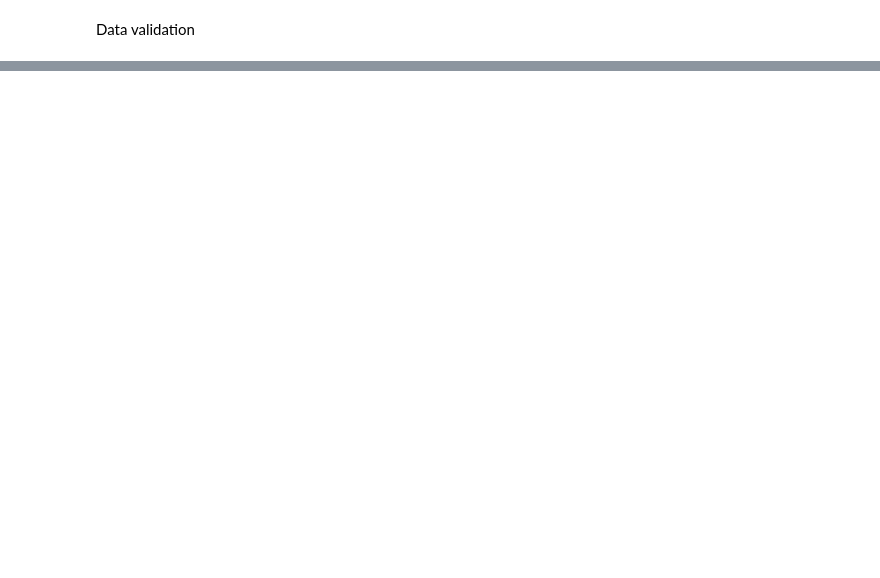
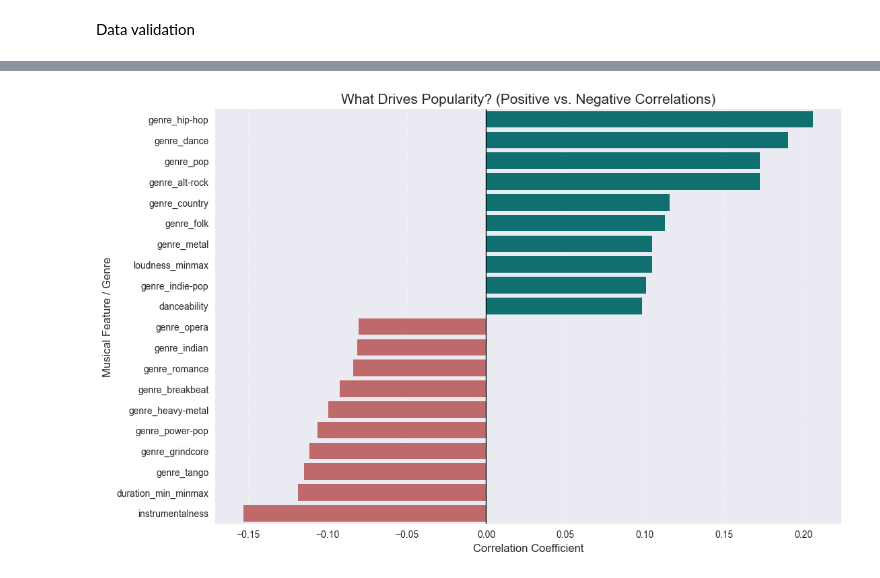
Before and after one commit to CMOancea/machine_learning_project, a Jupyter notebook: main.ipynb, the cells around one changed output, grey strips where cells are left out. Drawn from its saved outputs; the diff is of its cells as text; code cells hidden in the pictures; blank space fills up the shorter version.

```diff
--- a/main.ipynb
+++ b/main.ipynb
@@ -220,3 +220,10 @@ print(spotify[['duration_min']].head())
 2      2.649333
 3      5.071550
 4      4.072000
+# %%
+# --- Categorical Value Remapping ---
+# Transforming the 'mode' column from binary integers to descriptive text labels.
+# In music theory, 1 represents a Major scale and 0 represents a Minor scale.
+# Converting these to strings ('major'/'minor') can make exploratory data analysis (EDA)
+# and visualization more intuitive before final encoding for the model.
+spotify['mode'] = spotify['mode'].replace({1: 'major', 0: 'minor'})
@@ -458,0 +624,24 @@ Length: 96, dtype: object
+# %%
+# --- Correlation Analysis with Direction (Positive vs. Negative) ---
+# We calculate the correlation without 'abs()' to see the direction of the impact.
+raw_correlations = df_final.corr()['popularity'].sort_values(ascending=False)
+
+# We take the top 10 positive and top 10 negative influences
+top_positive = raw_correlations.head(11).iloc[1:] # Exclude 'popularity' itself
+top_negative = raw_correlations.tail(10)
+combined_corr = pd.concat([top_positive, top_negative])
+
+# --- Visualizing the Impact ---
+plt.figure(figsize=(12, 8))
+colors = ['teal' if x > 0 else 'indianred' for x in combined_corr.values]
+
+sns.barplot(x=combined_corr.values, y=combined_corr.index, palette=colors)
+
+plt.axvline(x=0, color='black', linestyle='-', linewidth=1)
+plt.title('What Drives Popularity? (Positive vs. Negative Correlations)', fontsize=15)
+plt.xlabel('Correlation Coefficient', fontsize=12)
+plt.ylabel('Musical Feature / Genre', fontsize=12)
+plt.grid(axis='x', linestyle=':', alpha=0.7)
+plt.show()
+# %% [output]
+[figure, added]
```
Also changed, not shown: parts of 23 cells of this notebook.
